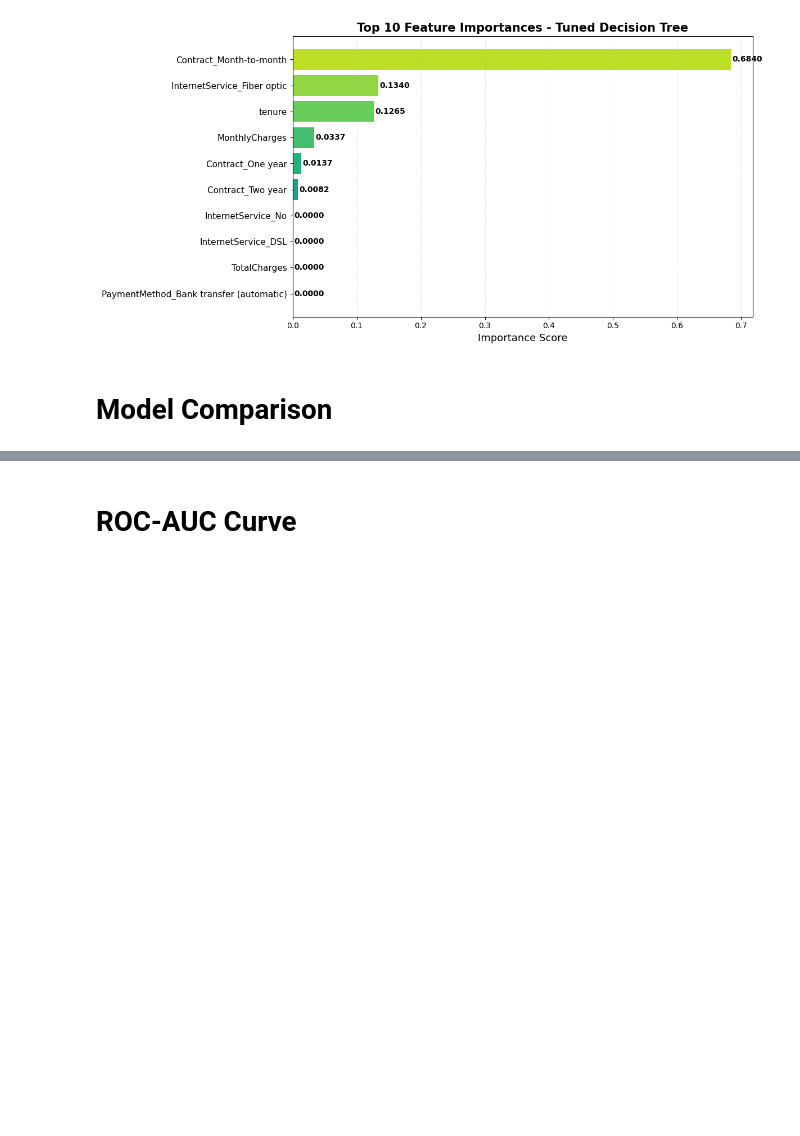
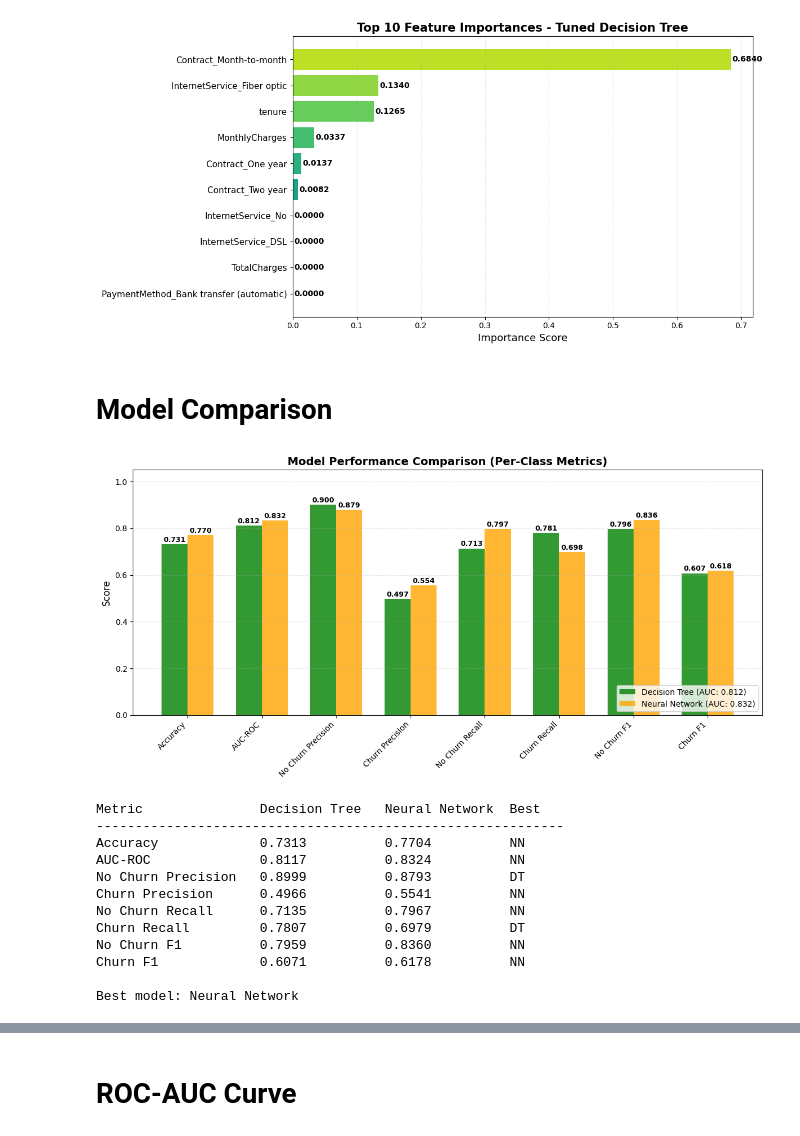
Before and after one commit to thamadhi/telco-customer-churn-CM2604, a Jupyter notebook: Notebooks/Models_Task_1_2_2.ipynb, the cells around one changed output, grey strips where cells are left out. Cells and saved outputs as stored; diff of their text form; code cells hidden in the pictures; blank space fills up the shorter version.

Commit message:
Final Models

```diff
--- a/Notebooks/Models_Task_1_2_2.ipynb
+++ b/Notebooks/Models_Task_1_2_2.ipynb
@@ -276,10 +287,21 @@ plt.show()
+# %%
+X_train, X_test, y_train, y_test = train_test_split(
+    X, y,
+    test_size=0.2,           # 20% test
+    random_state=42,
+    stratify=y
+)
+# %%
+#Convert to numpy arrays (since data is already scaled) for decision tree
+X_train_dt = X_train.values
+X_test_dt = X_test.values
 # %%
 #Decision Tree Model without tuning
 Decision_Tree = DecisionTreeClassifier(random_state=42)
 
 #train decision tree
 start_time = time.time()
-Decision_Tree.fit(X_train_dt, y_train_dt)  # Make sure X_train_dt and y_train are correct
+Decision_Tree.fit(X_train_dt, y_train)  # Make sure X_train_dt and y_train are correct
 training_time = time.time() - start_time
 # %%
 predictions = Decision_Tree.predict(X_test_dt)
@@ -342,7 +376,7 @@ grid_search = GridSearchCV(
 )
 
 start_time = time.time()
-grid_search.fit(X_train_dt, y_train_dt)
+grid_search.fit(X_train_dt, y_train)
 tuning_time = time.time() - start_time
 
 
@@ -474,33 +508,81 @@ y_pred_dt = decision_tree_tuned.predict(X_test_dt)
 y_pred_proba_dt = decision_tree_tuned.predict_proba(X_test_dt)[:, 1]
 dt_auc = roc_auc_score(y_test, y_pred_proba_dt)
 dt_accuracy = accuracy_score(y_test, y_pred_dt)
 dt_report = classification_report(y_test, y_pred_dt, target_names=['No Churn', 'Churn'], output_dict=True)
 
 #Prepare data for plotting
 metrics = ['Accuracy', 'AUC-ROC', 'No Churn Precision', 'Churn Precision',
            'No Churn Recall', 'Churn Recall', 'No Churn F1', 'Churn F1']
 
 nn_values = [
     nn_accuracy,
     nn_auc,
     nn_report['No Churn']['precision'],
     nn_report['Churn']['precision'],
     nn_report['No Churn']['recall'],
     nn_report['Churn']['recall'],
     nn_report['No Churn']['f1-score'],
     nn_report['Churn']['f1-score']
 ]
 
 dt_values = [
     dt_accuracy,
     dt_auc,
     dt_report['No Churn']['precision'],
     dt_report['Churn']['precision'],
     dt_report['No Churn']['recall'],
     dt_report['Churn']['recall'],
     dt_report['No Churn']['f1-score'],
     dt_report['Churn']['f1-score']
 ]
+
+#Plot comparison
+x = np.arange(len(metrics))
+width = 0.35
+
+plt.figure(figsize=(12, 6))
+plt.bar(x - width/2, dt_values, width, label=f'Decision Tree (AUC: {dt_auc:.3f})', color='green', alpha=0.8)
+plt.bar(x + width/2, nn_values, width, label=f'Neural Network (AUC: {nn_auc:.3f})', color='orange', alpha=0.8)
+
+plt.xticks(x, metrics, rotation=45, ha='right', fontsize=10)
+plt.ylabel('Score', fontsize=12)
+plt.ylim(0, 1.05)
+plt.title('Model Performance Comparison (Per-Class Metrics)', fontsize=14, fontweight='bold')
+plt.grid(axis='y', linestyle='--', alpha=0.3)
+plt.legend(loc='lower right')
+
+# Add value labels
+for i in range(len(metrics)):
+    plt.text(x[i] - width/2, dt_values[i] + 0.01, f'{dt_values[i]:.3f}',
+             ha='center', fontsize=9, fontweight='bold')
+    plt.text(x[i] + width/2, nn_values[i] + 0.01, f'{nn_values[i]:.3f}',
+             ha='center', fontsize=9, fontweight='bold')
+
+plt.tight_layout()
+plt.show()
+
+# comparison
+print(f"{'Metric':<20} {'Decision Tree':<15} {'Neural Network':<15} {'Best':<10}")
+print("-" * 60)
+for i, metric in enumerate(metrics):
+    winner = "NN" if nn_values[i] > dt_values[i] else "DT" if dt_values[i] > nn_values[i] else "Tie"
+    print(f"{metric:<20} {dt_values[i]:<15.4f} {nn_values[i]:<15.4f} {winner:<10}")
+
+print(f"\nBest model: {'Neural Network' if nn_auc > dt_auc else 'Decision Tree'}")
+# %% [output]
+[figure, added]
+Metric               Decision Tree   Neural Network  Best
+------------------------------------------------------------
+Accuracy             0.7313          0.7704          NN
+AUC-ROC              0.8117          0.8324          NN
+No Churn Precision   0.8999          0.8793          DT
+Churn Precision      0.4966          0.5541          NN
+No Churn Recall      0.7135          0.7967          NN
+Churn Recall         0.7807          0.6979          DT
+No Churn F1          0.7959          0.8360          NN
+Churn F1             0.6071          0.6178          NN
+
+Best model: Neural Network
 # %%
 # Compare key metrics
 comparison_metrics = ['Accuracy', 'AUC-ROC', 'Churn Precision', 'Churn Recall', 'Churn F1']
```
Also changed, not shown: parts of 16 cells of this notebook.
